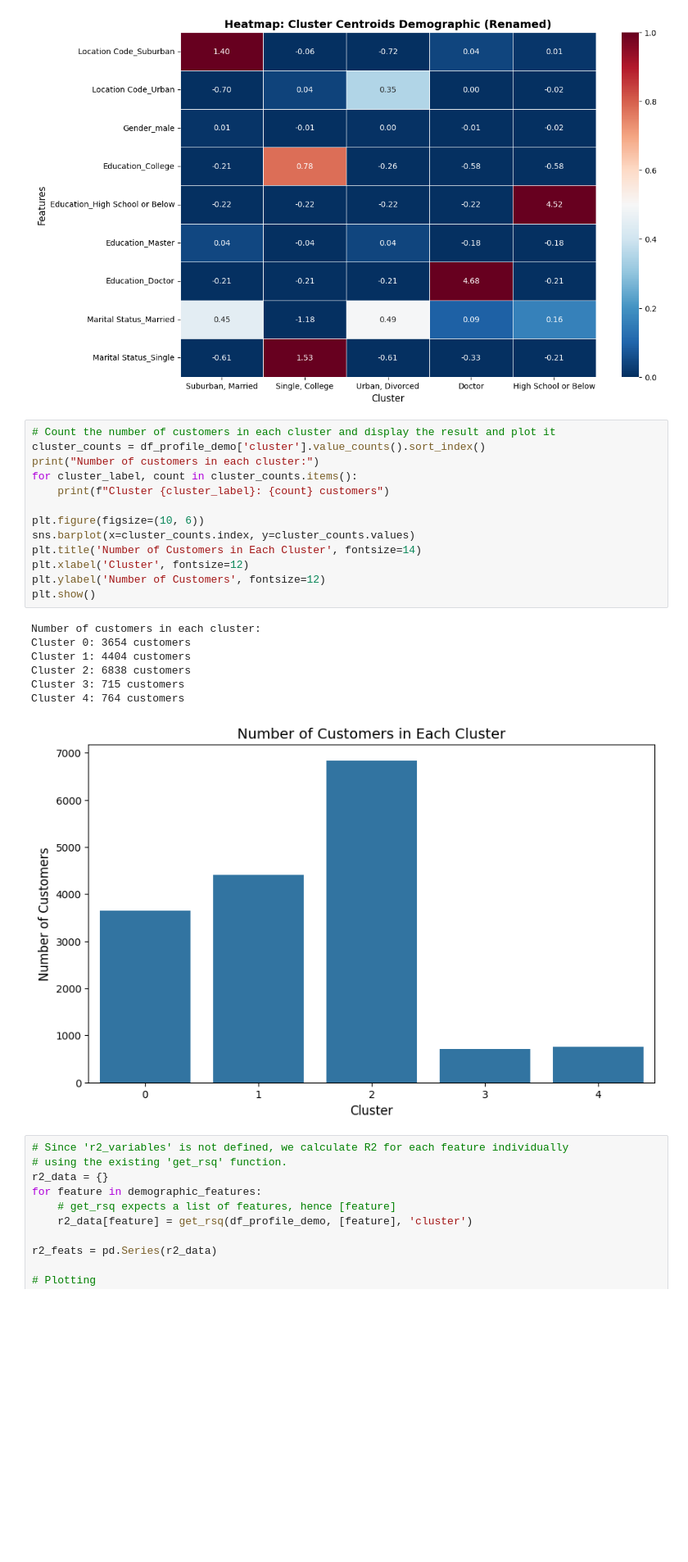
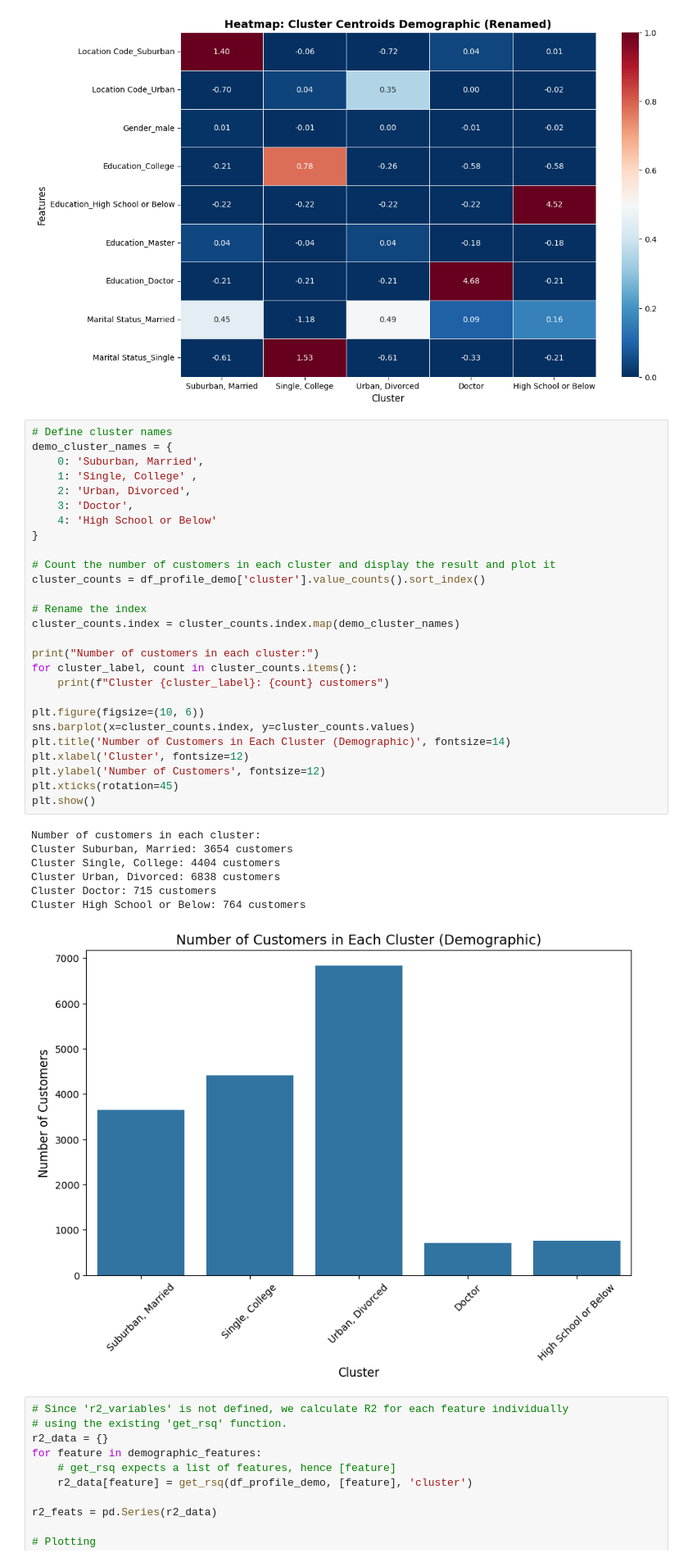
Before and after one commit to Mehmet1700/DataMining2025, a Jupyter notebook: submission2/01_Clustering.ipynb, the cells around one changed output. Shown at 82% size. Cells and saved outputs as stored; diff of their text form; blank space fills up the shorter version.

```diff
--- a/submission2/01_Clustering.ipynb
+++ b/submission2/01_Clustering.ipynb
@@ -1160,26 +956,40 @@ plt.show()
 # %% [output]
 [figure]
 # %%
+# Define cluster names
+demo_cluster_names = {
+    0: 'Suburban, Married',
+    1: 'Single, College' ,
+    2: 'Urban, Divorced',
+    3: 'Doctor',
+    4: 'High School or Below'
+}
+
 # Count the number of customers in each cluster and display the result and plot it
 cluster_counts = df_profile_demo['cluster'].value_counts().sort_index()
+
+# Rename the index
+cluster_counts.index = cluster_counts.index.map(demo_cluster_names)
+
 print("Number of customers in each cluster:")
 for cluster_label, count in cluster_counts.items():
     print(f"Cluster {cluster_label}: {count} customers")
 
 plt.figure(figsize=(10, 6))
 sns.barplot(x=cluster_counts.index, y=cluster_counts.values)
-plt.title('Number of Customers in Each Cluster', fontsize=14)
+plt.title('Number of Customers in Each Cluster (Demographic)', fontsize=14)
 plt.xlabel('Cluster', fontsize=12)
 plt.ylabel('Number of Customers', fontsize=12)
+plt.xticks(rotation=45)
 plt.show()
 # %% [output]
 Number of customers in each cluster:
-Cluster 0: 3654 customers
-Cluster 1: 4404 customers
-Cluster 2: 6838 customers
-Cluster 3: 715 customers
-Cluster 4: 764 customers
+Cluster Suburban, Married: 3654 customers
+Cluster Single, College: 4404 customers
+Cluster Urban, Divorced: 6838 customers
+Cluster Doctor: 715 customers
+Cluster High School or Below: 764 customers
-[figure, old version]
+[figure, new version]
 # %%
 # Since 'r2_variables' is not defined, we calculate R2 for each feature individually
 # using the existing 'get_rsq' function.
```
Also changed, not shown: parts of 9 cells of this notebook.
